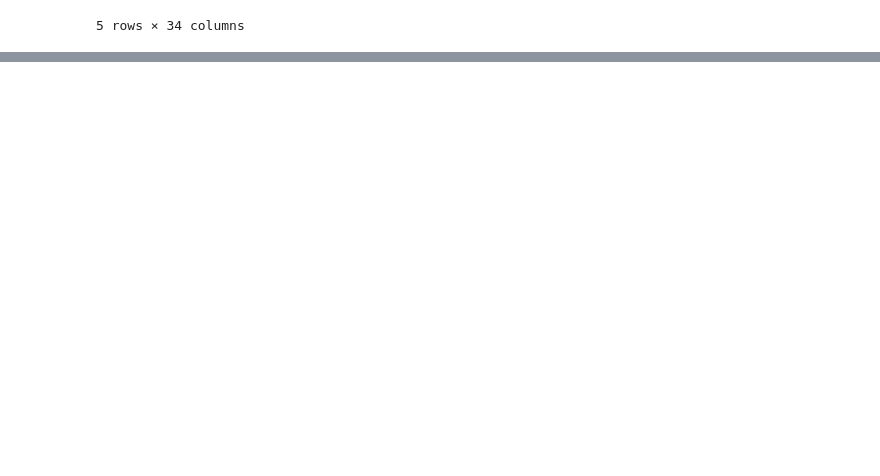
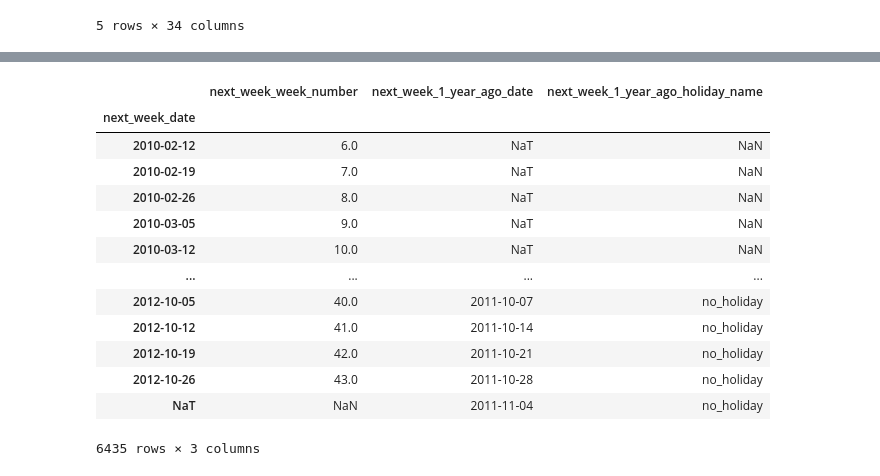
Before and after one commit to Attention-Walmart-Shoppers/capstone, a Jupyter notebook: Heather Initial Notebook.ipynb, the cells around one changed output, grey strips where cells are left out. Drawn from its saved outputs; the diff is of its cells as text; code cells hidden in the pictures; blank space fills up the shorter version.

```diff
--- a/Heather Initial Notebook.ipynb
+++ b/Heather Initial Notebook.ipynb
@@ -648,0 +651,4 @@ df.to_csv('')
+# %%
+# set target date as index
+df_1 = df.set_index('next_week_date')
+df_1.head()
@@ -648,0 +672,2 @@ df.to_csv('')
+# %%
+df_2 = df.set_index('next_week_1_year_ago')
@@ -648,0 +691,8 @@ df.to_csv('')
+# %%
+# Add week of year, next_week_week_number
+
+dfdf = df_1
+
+dfdf['next_week_week_number'] = df_1.index.week
+
+dfdf['next_week_week_number']
@@ -648,0 +720,17 @@ df.to_csv('')
+# %%
+dfdf[['next_week_week_number', 'next_week_1_year_ago_date', 'next_week_1_year_ago_holiday_name']]
+# %% [output]
+|  | next_week_week_number | next_week_1_year_ago_date | next_week_1_year_ago_holiday_name |
+| next_week_date |  |  |  |
+| 2010-02-12 | 6.0 | NaT | NaN |
+| 2010-02-19 | 7.0 | NaT | NaN |
+| 2010-02-26 | 8.0 | NaT | NaN |
+| 2010-03-05 | 9.0 | NaT | NaN |
+| 2010-03-12 | 10.0 | NaT | NaN |
+| ... | ... | ... | ... |
+| 2012-10-05 | 40.0 | 2011-10-07 | no_holiday |
+| 2012-10-12 | 41.0 | 2011-10-14 | no_holiday |
+| 2012-10-19 | 42.0 | 2011-10-21 | no_holiday |
+| 2012-10-26 | 43.0 | 2011-10-28 | no_holiday |
+| NaT | NaN | 2011-11-04 | no_holiday |
+6435 rows × 3 columns
```
Also changed, not shown: parts of 20 cells of this notebook.
